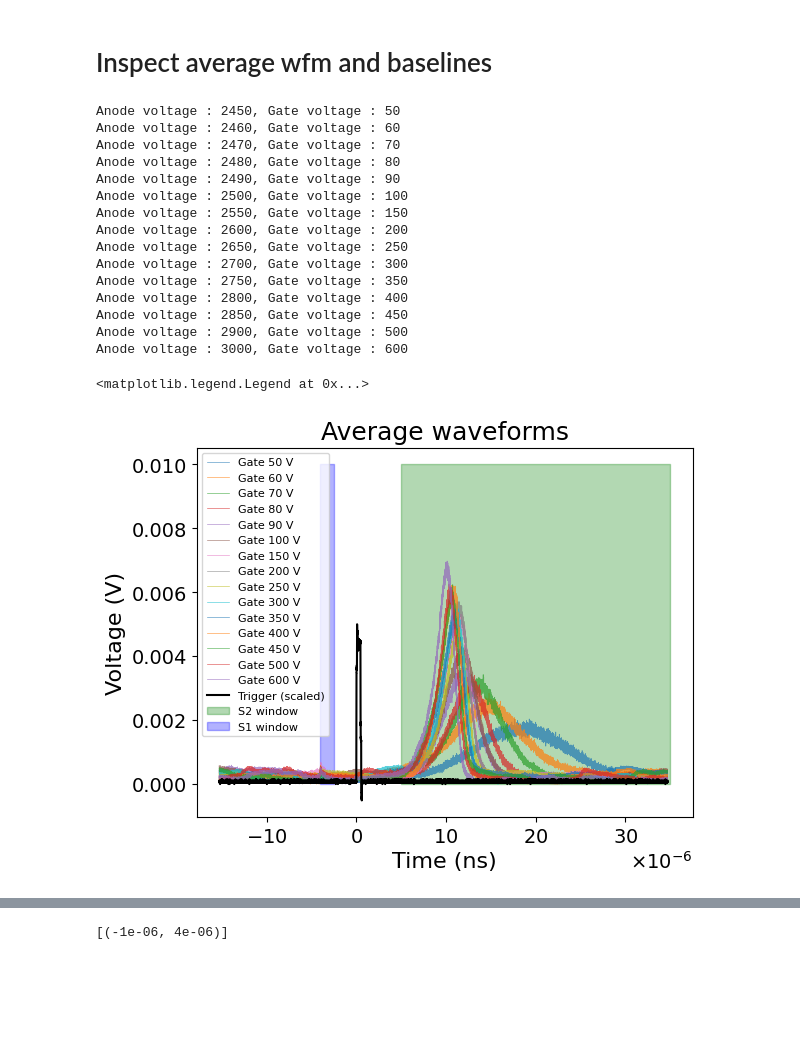
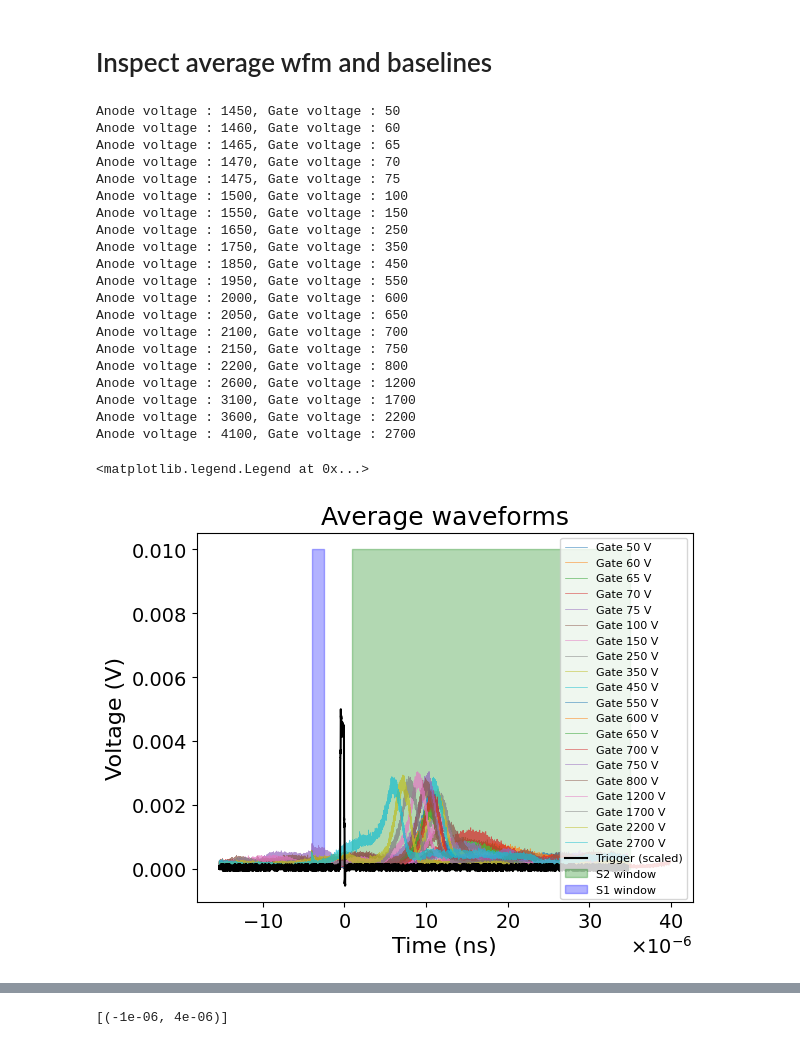
Before and after one commit to proscrite/RaTag, a Jupyter notebook: notebooks/inspecting_waveform.ipynb, the cells around one changed output, grey strips where cells are left out. Saved outputs shown, nothing was run; the diff lists cells and outputs as text; code cells hidden in the pictures; blank space fills up the shorter version.

```diff
--- a/notebooks/inspecting_waveform.ipynb
+++ b/notebooks/inspecting_waveform.ipynb
@@ -103,57 +103,65 @@ def compute_average_waveform(files):
     V_avg -= np.min(V_avg)
     return V_avg, t
 # %%
-trigger_file = '/Users/pabloherrero/sabat/RaTagging/RaTag/scope_data/waveforms/FieldScans_EL1750Vcm/sca_waveform.wfm'
+trigger_file = '/Users/pabloherrero/sabat/RaTagging/RaTag/scope_data/waveforms/FieldScans_EL1750Vcm/sca_ttl_ch3.wfm'
 
-file0 = '/Users/pabloherrero/sabat/RaTagging/RaTag/scope_data/waveforms/FieldScans_EL1750Vcm/FieldScan_1GSsec_EL2450_Gate50/RUN2_21082025_Gate50_Anode2450_P1_0000.wfm'
+file0 = '/Users/pabloherrero/sabat/RaTagging/RaTag/scope_data/waveforms/FieldScans_EL3kVcm/FieldScan_1GSsec_EL2450_Gate50/RUN2_21082025_Gate50_Anode2450_P1_0000.wfm'
 w = wfm2read(file0, verbose=False)
 t, V = w[1], -w[0]
-trig_x, trig_y = shift_trigger_to_start(trigger_file, t)
+# trig_x, trig_y = shift_trigger_to_start(trigger_file, t)
+wftrig = wfm2read(trigger_file, verbose=False)
+trig_x, trig_y = wftrig[1], wftrig[0]
+trig_y = trig_y / (200 * np.max(trig_y))
 # %%
 base_dir = '/Users/pabloherrero/sabat/RaTagging/RaTag/scope_data/waveforms/FieldScans_EL1750Vcm/'
 subdirs = sorted(os.listdir(base_dir))
 for subdir in subdirs[:-1]:
     try:
         gate_voltage = int(re.search(r'Gate(\d+)', subdir).group(1))
         anode_voltage = int(re.search(r'EL(\d+)', subdir).group(1))
         print(f"Anode voltage : {anode_voltage}, Gate voltage : {gate_voltage}")
         files = sorted(glob(base_dir+subdir+'/*.wfm'))
         V_avg, t = compute_average_waveform(files)
         plt.plot(t, V_avg, '-', alpha=0.7, lw=0.5, label=f'Gate {gate_voltage} V')
 
     except AttributeError:
         continue
 
 plt.plot(trig_x, trig_y, 'k', label='Trigger (scaled)')
 
-s2_lowcut, s2_upcut = 0.5e-5, 3.5e-5
+s2_lowcut, s2_upcut = 1e-6, 3.5e-5
 plt.fill_betweenx([0, 0.01], x1=s2_lowcut, x2=s2_upcut,
         color='green', alpha=0.3, label='S2 window')
 
 s1_lowcut, s1_upcut = -0.4e-5, -0.25e-5
 plt.fill_betweenx([0, 0.01], x1=s1_lowcut, x2=s1_upcut,
         color='blue', alpha=0.3, label='S1 window')
 
 ax = plt.gca()
 ax.xaxis.set_major_formatter(ScalarFormatter(useMathText=True))
 ax.ticklabel_format(style='sci', axis='x', scilimits=(-6, -6))
 ax.set(xlabel='Time (ns)', ylabel='Voltage (V)', title='Average waveforms')
 plt.legend(fontsize=8)
 # %% [output]
-Anode voltage : 2450, Gate voltage : 50
-Anode voltage : 2460, Gate voltage : 60
-Anode voltage : 2470, Gate voltage : 70
-Anode voltage : 2480, Gate voltage : 80
-Anode voltage : 2490, Gate voltage : 90
-Anode voltage : 2500, Gate voltage : 100
-Anode voltage : 2550, Gate voltage : 150
-Anode voltage : 2600, Gate voltage : 200
-Anode voltage : 2650, Gate voltage : 250
-Anode voltage : 2700, Gate voltage : 300
-Anode voltage : 2750, Gate voltage : 350
-Anode voltage : 2800, Gate voltage : 400
-Anode voltage : 2850, Gate voltage : 450
-Anode voltage : 2900, Gate voltage : 500
-Anode voltage : 3000, Gate voltage : 600
+Anode voltage : 1450, Gate voltage : 50
+Anode voltage : 1460, Gate voltage : 60
+Anode voltage : 1465, Gate voltage : 65
+Anode voltage : 1470, Gate voltage : 70
+Anode voltage : 1475, Gate voltage : 75
+Anode voltage : 1500, Gate voltage : 100
+Anode voltage : 1550, Gate voltage : 150
+Anode voltage : 1650, Gate voltage : 250
+Anode voltage : 1750, Gate voltage : 350
+Anode voltage : 1850, Gate voltage : 450
+Anode voltage : 1950, Gate voltage : 550
+Anode voltage : 2000, Gate voltage : 600
+Anode voltage : 2050, Gate voltage : 650
+Anode voltage : 2100, Gate voltage : 700
+Anode voltage : 2150, Gate voltage : 750
+Anode voltage : 2200, Gate voltage : 800
+Anode voltage : 2600, Gate voltage : 1200
+Anode voltage : 3100, Gate voltage : 1700
+Anode voltage : 3600, Gate voltage : 2200
+Anode voltage : 4100, Gate voltage : 2700
 <matplotlib.legend.Legend at 0x...>
-[figure, old version]
+[figure, new version]
```
Also changed, not shown: parts of 9 cells of this notebook, 7 other files.
